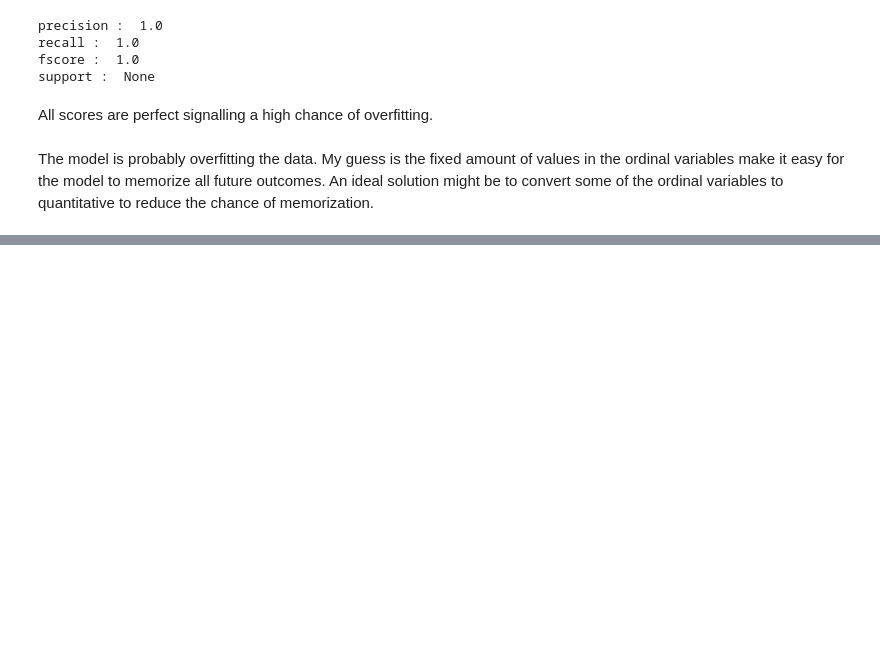
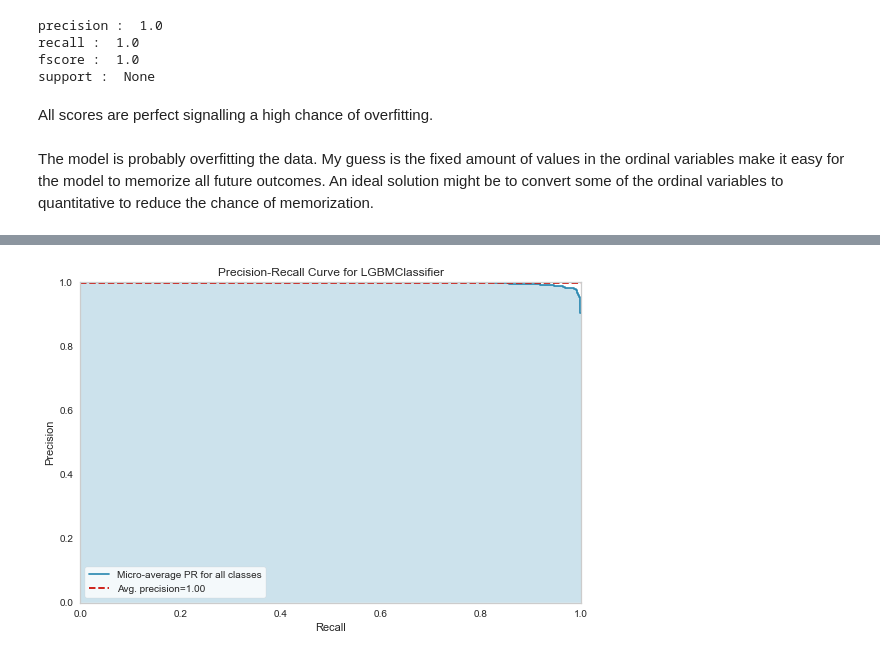
Before and after one commit to crosstrack10/data-science-projects, a Jupyter notebook: automobiles_customer_satisfaction.ipynb, the cells around one changed output, grey strips where cells are left out. Saved outputs shown, nothing was run; the diff lists cells and outputs as text; code cells hidden in the pictures; blank space fills up the shorter version.

```diff
--- a/automobiles_customer_satisfaction.ipynb
+++ b/automobiles_customer_satisfaction.ipynb
@@ -480,0 +571,5 @@ The model is probably overfitting the data. My guess is the fixed amount of valu
+# %%
+# precision-recall curve for best model
+plot_model(best_models, plot="pr")
+# %% [output]
+[figure, added]
```
Also changed, not shown: parts of 40 cells of this notebook.
